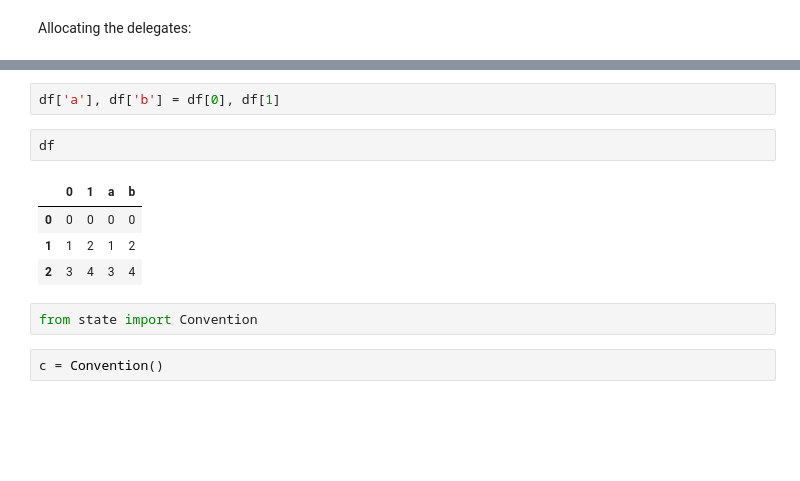
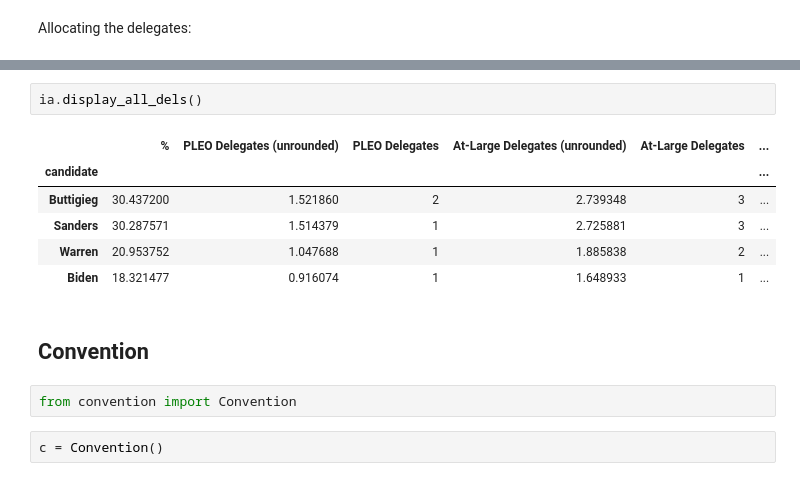
Before and after one commit to climatebrad/primary, a Jupyter notebook: iowa.ipynb, the cells around one changed output, grey strips where cells are left out. Saved outputs shown, nothing was run; the diff lists cells and outputs as text; blank space fills up the shorter version.

```diff
--- a/iowa.ipynb
+++ b/iowa.ipynb
@@ -275,14 +263,16 @@ df
-# %%
-df['a'], df['b'] = df[0], df[1]
-# %%
-df
-# %% [output]
-|  | 0 | 1 | a | b |
-| 0 | 0 | 0 | 0 | 0 |
-| 1 | 1 | 2 | 1 | 2 |
-| 2 | 3 | 4 | 3 | 4 |
+# %%
+ia.display_all_dels()
+# %% [output]
+|  | % | PLEO Delegates (unrounded) | PLEO Delegates | At-Large Delegates (unrounded) | At-Large Delegates | ... |
+| candidate |  |  |  |  |  | ... |
+| Buttigieg | 30.437200 | 1.521860 | 2 | 2.739348 | 3 | ... |
+| Sanders | 30.287571 | 1.514379 | 1 | 2.725881 | 3 | ... |
+| Warren | 20.953752 | 1.047688 | 1 | 1.885838 | 2 | ... |
+| Biden | 18.321477 | 0.916074 | 1 | 1.648933 | 1 | ... |
+# %% [markdown]
+## Convention
 # %%
-from state import Convention
+from convention import Convention
 # %%
 c = Convention()
 # %%
```
Also changed, not shown: parts of 15 cells of this notebook, 3 other files.
